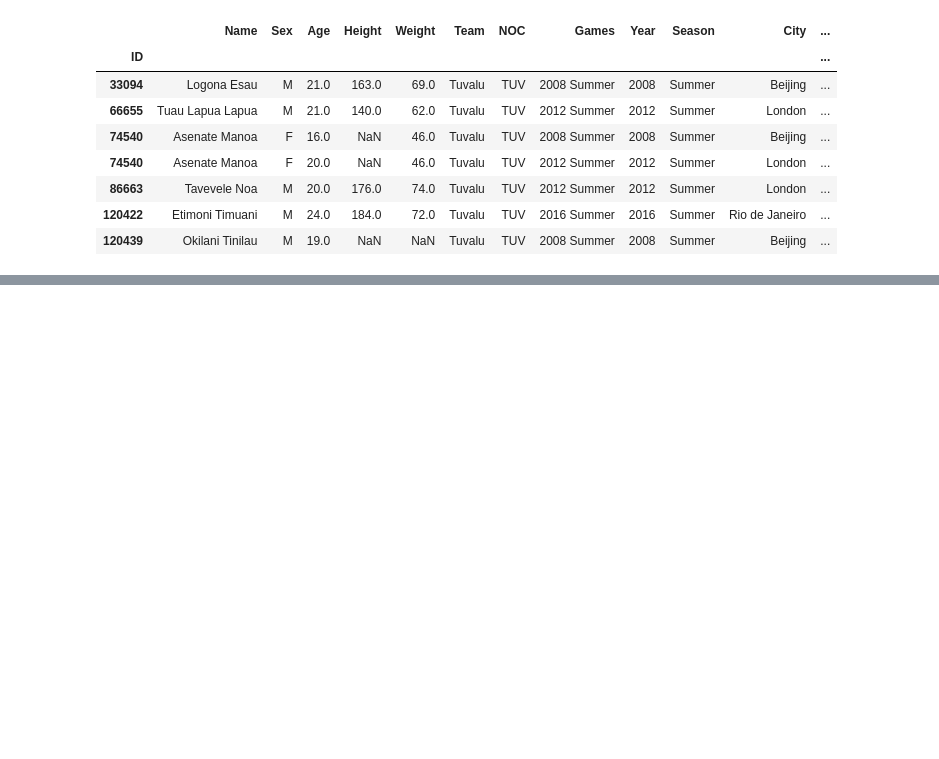
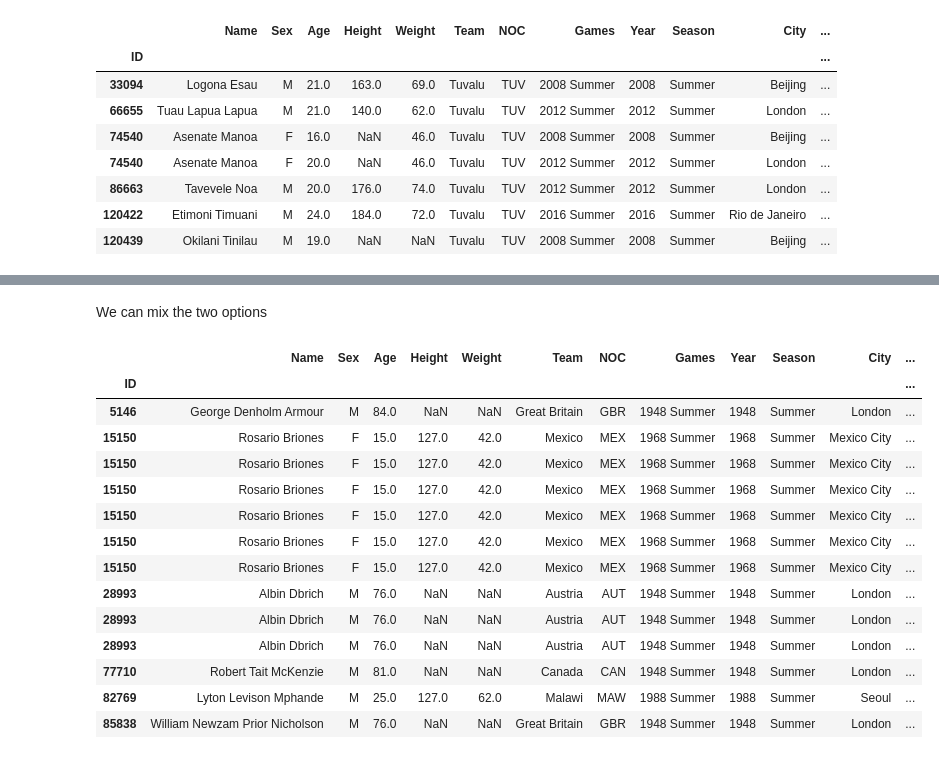
Before and after one commit to Elad-p/Python, a Jupyter notebook: 05_Pandas - Filtering Dataframes.ipynb, the cells around one changed output, grey strips where cells are left out. Cells and saved outputs as stored; diff of their text form; code cells hidden in the pictures; blank space fills up the shorter version.

```diff
--- a/05_Pandas - Filtering Dataframes.ipynb
+++ b/05_Pandas - Filtering Dataframes.ipynb
@@ -111,6 +119,7 @@ df.iloc[-7:-3]
 We can use conditional filtering to select rows that meet
 certain criteria. To do that we need to generate a boolean Series using a conditional statement. In this example we are only interested in records where the athlete's age is greater than 85
 # %%
+df = pd.read_csv('athlete_events.csv', index_col='ID')
 df['Age'].head() > 85
 # %% [output]
 ID
@@ -145,0 +207,24 @@ df[df['NOC'] == 'TUV']
+# %% [markdown]
+We can mix the two options
+# %%
+filter1 = df['City'] == 'London'
+filter2 = df['Age'] > 75
+filter3 = df['Height'] < 128
+
+df[(filter1 & filter2) | filter3]
+# %% [output]
+|  | Name | Sex | Age | Height | Weight | Team | NOC | Games | Year | Season | City | ... |
+| ID |  |  |  |  |  |  |  |  |  |  |  | ... |
+| 5146 | George Denholm Armour | M | 84.0 | NaN | NaN | Great Britain | GBR | 1948 Summer | 1948 | Summer | London | ... |
+| 15150 | Rosario Briones | F | 15.0 | 127.0 | 42.0 | Mexico | MEX | 1968 Summer | 1968 | Summer | Mexico City | ... |
+| 15150 | Rosario Briones | F | 15.0 | 127.0 | 42.0 | Mexico | MEX | 1968 Summer | 1968 | Summer | Mexico City | ... |
+| 15150 | Rosario Briones | F | 15.0 | 127.0 | 42.0 | Mexico | MEX | 1968 Summer | 1968 | Summer | Mexico City | ... |
+| 15150 | Rosario Briones | F | 15.0 | 127.0 | 42.0 | Mexico | MEX | 1968 Summer | 1968 | Summer | Mexico City | ... |
+| 15150 | Rosario Briones | F | 15.0 | 127.0 | 42.0 | Mexico | MEX | 1968 Summer | 1968 | Summer | Mexico City | ... |
+| 15150 | Rosario Briones | F | 15.0 | 127.0 | 42.0 | Mexico | MEX | 1968 Summer | 1968 | Summer | Mexico City | ... |
+| 28993 | Albin Dbrich | M | 76.0 | NaN | NaN | Austria | AUT | 1948 Summer | 1948 | Summer | London | ... |
+| 28993 | Albin Dbrich | M | 76.0 | NaN | NaN | Austria | AUT | 1948 Summer | 1948 | Summer | London | ... |
+| 28993 | Albin Dbrich | M | 76.0 | NaN | NaN | Austria | AUT | 1948 Summer | 1948 | Summer | London | ... |
+| 77710 | Robert Tait McKenzie | M | 81.0 | NaN | NaN | Canada | CAN | 1948 Summer | 1948 | Summer | London | ... |
+| 82769 | Lyton Levison Mphande | M | 25.0 | 127.0 | 62.0 | Malawi | MAW | 1988 Summer | 1988 | Summer | Seoul | ... |
+| 85838 | William Newzam Prior Nicholson | M | 76.0 | NaN | NaN | Great Britain | GBR | 1948 Summer | 1948 | Summer | London | ... |
```
Also changed, not shown: parts of 35 cells of this notebook, 2 other files.
